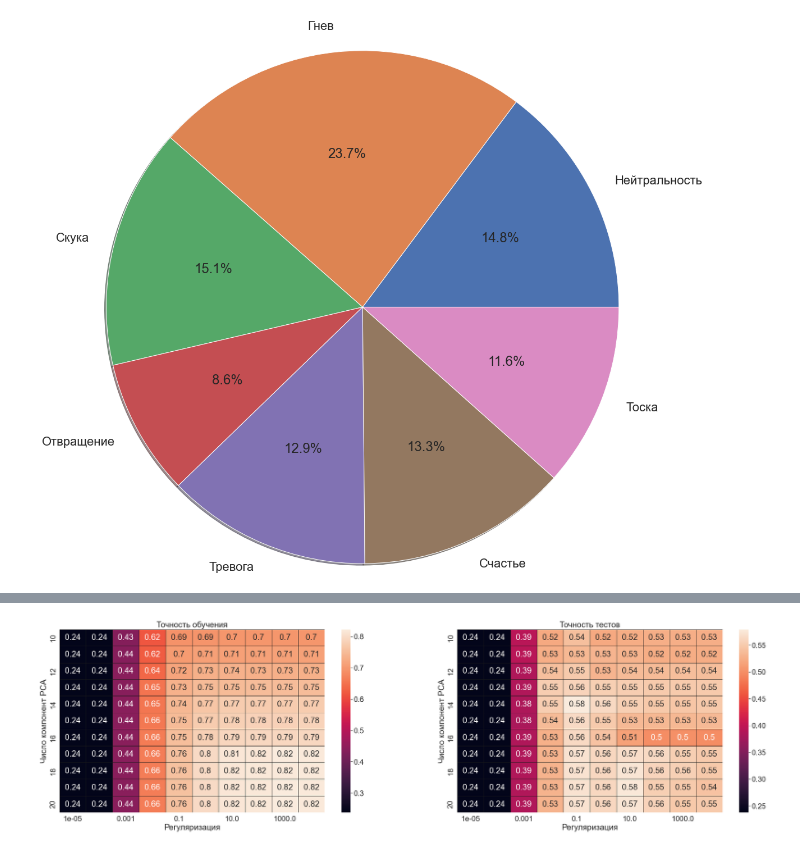
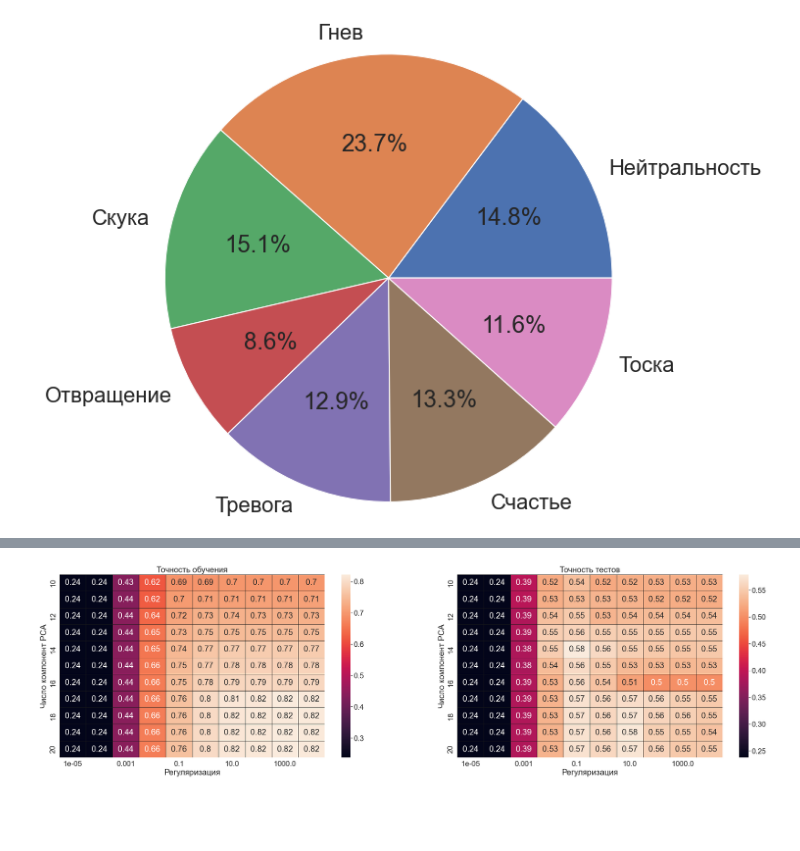
Before and after one commit to DmitryXronos/emotion-recognition, a Jupyter notebook: Code/KNNandLR.ipynb, the cells around one changed output, grey strips where cells are left out. Cells and saved outputs as stored; diff of their text form; code cells hidden in the pictures; blank space fills up the shorter version.

```diff
--- a/Code/KNNandLR.ipynb
+++ b/Code/KNNandLR.ipynb
@@ -50,10 +51,14 @@ features.corr()
 # %%
 # РАСПРЕДЕЛЕНИЕ ПО КЛАССАМ
 
 labels_count = {common.get_emotion_name_by_label(label) : list(y).count(label) for label in set(y)}
-p = plt.pie(labels_count.values(), labels=labels_count.keys(), autopct='%1.1f%%', radius=3, shadow=True)
+
+fig, ax = plt.subplots()
+p = ax.pie(labels_count.values(), labels=labels_count.keys(), autopct='%1.1f%%', radius=1.5)
+
+fig.savefig(os.path.normpath(f"{common.ImagesPath}{os.sep}distribution.png"))
 # %% [output]
-[figure, old version]
+[figure, new version]
 # %%
 # МАСШТАБИРОВАНИЕ ПРИЗНАКОВ
 
```
Also changed, not shown: parts of 3 cells of this notebook, 3 other files.
